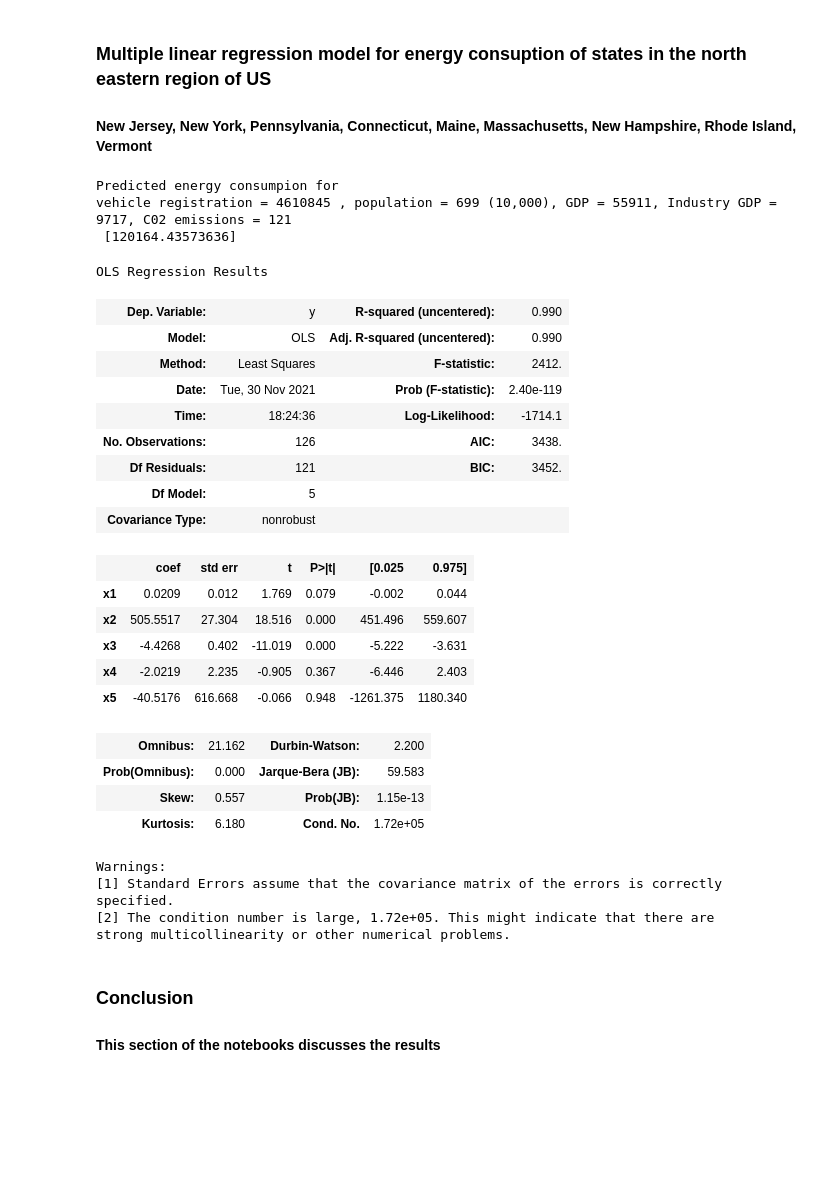
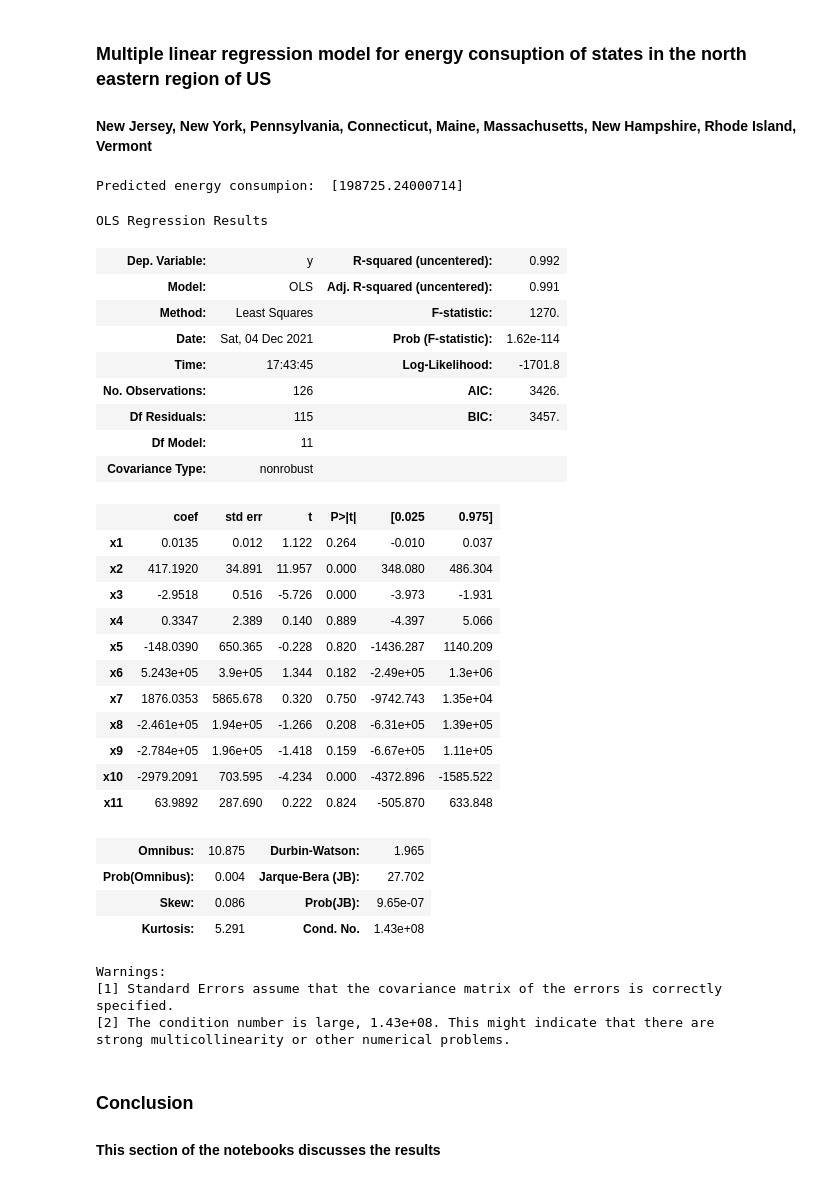
Before and after one commit to Haley-Hartin/State-Of-The-Energy, a Jupyter notebook: energy_factor_analysis_by_region.ipynb, the cells around one changed output. Drawn from its saved outputs; the diff is of its cells as text; code cells hidden in the pictures; blank space fills up the shorter version.

```diff
--- a/energy_factor_analysis_by_region.ipynb
+++ b/energy_factor_analysis_by_region.ipynb
@@ -326,42 +345,48 @@ strong multicollinearity or other numerical problems.
 # %%
 X = northeast_data_point_pairs
 y = northeast_total_consumption_vals
 lm = linear_model.LinearRegression()
 model = lm.fit(X,y)
 
-#predict energy consuption for vehicle registration = 4610845 , population =699 (10,000), GDP = 55911, Industry GDP = 9717, C02 emissions = 121
-predictions = lm.predict([[4610845, 699, 55911, 9717, 121]])
-print("Predicted energy consumpion for \nvehicle registration = 4610845 , population = 699 (10,000), GDP = 55911, Industry GDP = 9717, C02 emissions = 121 \n", predictions )
+# predict energy consuption for vehicle registration = 4610845 , population =699 (10,000), GDP = 55911,
+# Industry GDP = 9717, C02 emissions = 121, Average tempature = 6.7, Average Wind Speed = 2.5
+# Maximim tempature = 14.07, Mimimum tempature = -0.44, Total Precipitation = 47, Total snowfall: 190
+predictions = lm.predict([[4610845, 699, 55911, 9717, 121,  6.7, 2.5, 14.07, -0.44, 47, 190]])
+print("Predicted energy consumpion: ", predictions )
 
 model = sm.OLS(y, X).fit()
 model.summary()
 # %% [output]
-Predicted energy consumpion for
-vehicle registration = 4610845 , population = 699 (10,000), GDP = 55911, Industry GDP = 9717, C02 emissions = 121
- [120164.43573636]
+Predicted energy consumpion:  [198725.24000714]
 OLS Regression Results
-| Dep. Variable: | y | R-squared (uncentered): | 0.990 |
-| Model: | OLS | Adj. R-squared (uncentered): | 0.990 |
-| Method: | Least Squares | F-statistic: | 2412. |
-| Date: | Tue, 30 Nov 2021 | Prob (F-statistic): | 2.40e-119 |
-| Time: | 18:24:36 | Log-Likelihood: | -1714.1 |
-| No. Observations: | 126 | AIC: | 3438. |
-| Df Residuals: | 121 | BIC: | 3452. |
-| Df Model: | 5 |  |  |
+| Dep. Variable: | y | R-squared (uncentered): | 0.992 |
+| Model: | OLS | Adj. R-squared (uncentered): | 0.991 |
+| Method: | Least Squares | F-statistic: | 1270. |
+| Date: | Sat, 04 Dec 2021 | Prob (F-statistic): | 1.62e-114 |
+| Time: | 17:43:45 | Log-Likelihood: | -1701.8 |
+| No. Observations: | 126 | AIC: | 3426. |
+| Df Residuals: | 115 | BIC: | 3457. |
+| Df Model: | 11 |  |  |
 | Covariance Type: | nonrobust |  |  |
 |  | coef | std err | t | P>|t| | [0.025 | 0.975] |
-| x1 | 0.0209 | 0.012 | 1.769 | 0.079 | -0.002 | 0.044 |
-| x2 | 505.5517 | 27.304 | 18.516 | 0.000 | 451.496 | 559.607 |
-| x3 | -4.4268 | 0.402 | -11.019 | 0.000 | -5.222 | -3.631 |
-| x4 | -2.0219 | 2.235 | -0.905 | 0.367 | -6.446 | 2.403 |
-| x5 | -40.5176 | 616.668 | -0.066 | 0.948 | -1261.375 | 1180.340 |
+| x1 | 0.0135 | 0.012 | 1.122 | 0.264 | -0.010 | 0.037 |
+| x2 | 417.1920 | 34.891 | 11.957 | 0.000 | 348.080 | 486.304 |
+| x3 | -2.9518 | 0.516 | -5.726 | 0.000 | -3.973 | -1.931 |
+| x4 | 0.3347 | 2.389 | 0.140 | 0.889 | -4.397 | 5.066 |
+| x5 | -148.0390 | 650.365 | -0.228 | 0.820 | -1436.287 | 1140.209 |
+| x6 | 5.243e+05 | 3.9e+05 | 1.344 | 0.182 | -2.49e+05 | 1.3e+06 |
+| x7 | 1876.0353 | 5865.678 | 0.320 | 0.750 | -9742.743 | 1.35e+04 |
+| x8 | -2.461e+05 | 1.94e+05 | -1.266 | 0.208 | -6.31e+05 | 1.39e+05 |
+| x9 | -2.784e+05 | 1.96e+05 | -1.418 | 0.159 | -6.67e+05 | 1.11e+05 |
+| x10 | -2979.2091 | 703.595 | -4.234 | 0.000 | -4372.896 | -1585.522 |
+| x11 | 63.9892 | 287.690 | 0.222 | 0.824 | -505.870 | 633.848 |
-| Omnibus: | 21.162 | Durbin-Watson: | 2.200 |
-| Prob(Omnibus): | 0.000 | Jarque-Bera (JB): | 59.583 |
-| Skew: | 0.557 | Prob(JB): | 1.15e-13 |
-| Kurtosis: | 6.180 | Cond. No. | 1.72e+05 |
+| Omnibus: | 10.875 | Durbin-Watson: | 1.965 |
+| Prob(Omnibus): | 0.004 | Jarque-Bera (JB): | 27.702 |
+| Skew: | 0.086 | Prob(JB): | 9.65e-07 |
+| Kurtosis: | 5.291 | Cond. No. | 1.43e+08 |
 Warnings:
 [1] Standard Errors assume that the covariance matrix of the errors is correctly specified.
-[2] The condition number is large, 1.72e+05. This might indicate that there are
+[2] The condition number is large, 1.43e+08. This might indicate that there are
 strong multicollinearity or other numerical problems.
 # %% [markdown]
 ### Conclusion
```
Also changed, not shown: parts of 5 cells of this notebook, 1 other file.
